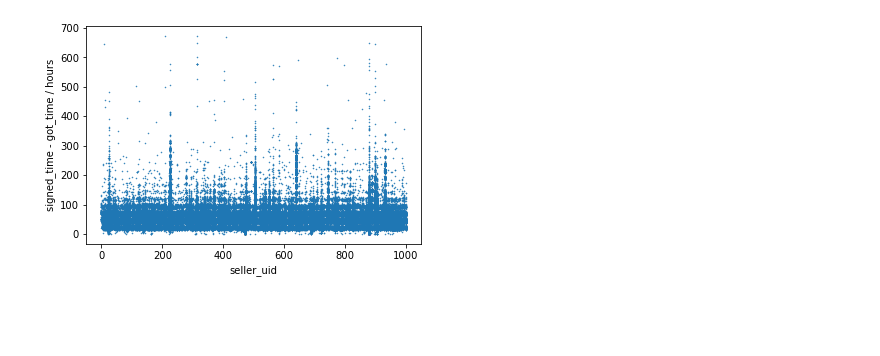
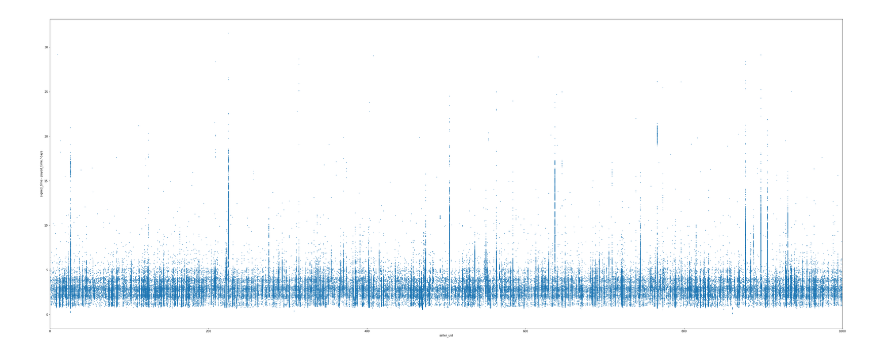
Before and after one commit to jjikkollp/fishai, a Jupyter notebook: plot.ipynb, the cells around one changed output. Cells and saved outputs as stored; diff of their text form; code cells hidden in the pictures; blank space fills up the shorter version.

```diff
--- a/plot.ipynb
+++ b/plot.ipynb
@@ -1,37 +1,42 @@
 # %%
 #将图片内嵌在交互窗口，而不是弹出一个图片窗口
-%matplotlib inline
+#%matplotlib inline
 import matplotlib.pyplot as plt
 import numpy as np
 from datetime import datetime
+from matplotlib.ticker import MultipleLocator
+
 data = open('data/SeedCup_pre_train.csv', 'r')
 header = data.readline()[:-1].split('\t')
 orders = []
-chart = {}
 x = []
 y = []
 for lines in data:
     raw = lines[:-1].split('\t')
     fields = {}
     idx = 0
     for item in header:
         fields[item] = raw[idx]
         idx+=1
     orders.append(fields)
-    chart[fields['seller_uid']] = []
-
 for order in orders:
     try:
-        time = datetime.fromisoformat(order['signed_time']) - datetime.fromisoformat(order['got_time'])
-        time = time.total_seconds()/60/60
+        time = datetime.fromisoformat(order['signed_time']) - datetime.fromisoformat(order['payed_time'])
+        time = time.total_seconds()/60/60/24
+        if time < 0:
+            continue
         x.append(int(order['seller_uid']))
         y.append(time)
     except:
         pass
-plt.ylabel('signed_time - got_time / hours')
+plt.figure(figsize=(50, 20))
+plt.xlim(0, 1000)
+
+plt.ylabel('signed_time - payed_time / days')
 plt.xlabel('seller_uid')
-plt.plot(x, y, '.', markersize=1)
+plt.plot(x, y, '.', markersize=2)
 #下面行不写会出现 [<matplotlib.lines.Line2D at 0x111814390>] 字样
+plt.savefig('signed-payed.png')
 plt.show()
 # %% [output]
-[figure, old version]
+[figure, new version]
```
Also changed, not shown: parts of 3 cells of this notebook, 10 other files.
